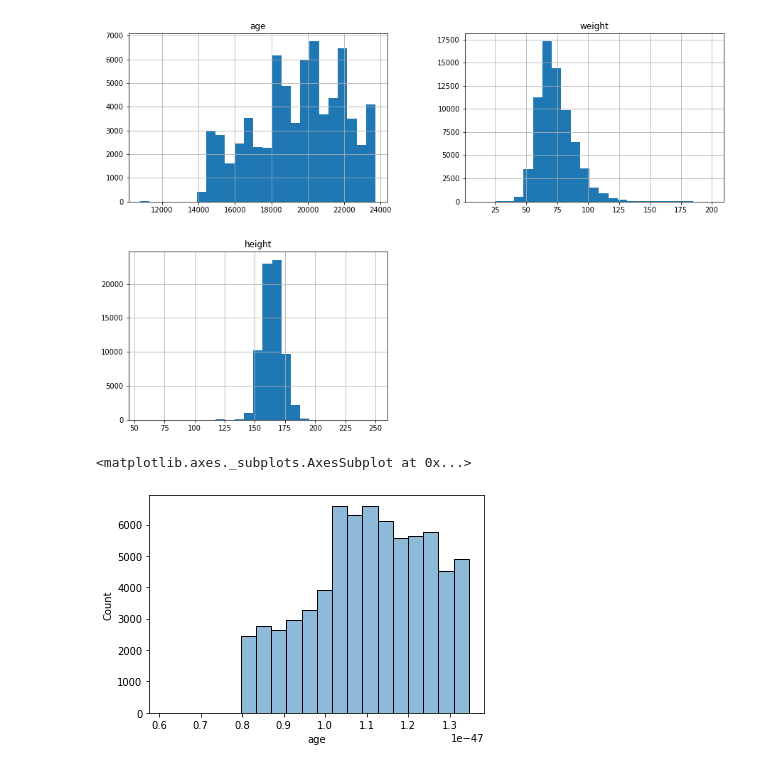
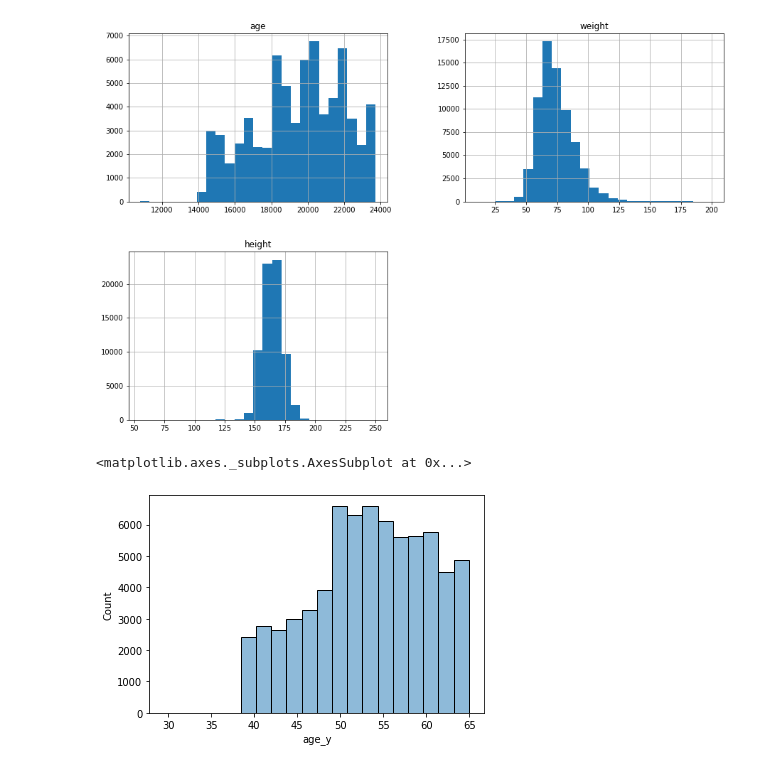
Before and after one commit to GregoryDzej/Big-Data-Python-task, a Jupyter notebook: Big_data_Cardio_.ipynb, the cells around one changed output. Saved outputs shown, nothing was run; the diff lists cells and outputs as text; code cells hidden in the pictures.

```diff
--- a/Big_data_Cardio_.ipynb
+++ b/Big_data_Cardio_.ipynb
@@ -127,11 +127,10 @@ array([[<matplotlib.axes._subplots.AxesSubplot object at 0x...>,
       dtype=object)
 [figure]
 # %%
-#transformation of data
+##########  transformation of data #######################
 # convert age from days to years
-
-main_data['age']=main_data['age']/365
-sns.histplot(data=main_data,x='age',bins=20,palette="dark:darkred", alpha=0.5)
+main_data['age_y'] = (main_data['age']/365).round(decimals=2)
+sns.histplot(data=main_data,x='age_y',bins=20,palette="dark:darkred", alpha=0.5)
 # %% [output]
 <matplotlib.axes._subplots.AxesSubplot at 0x...>
-[figure, old version]
+[figure, new version]
```
Also changed, not shown: parts of 3 cells of this notebook.
